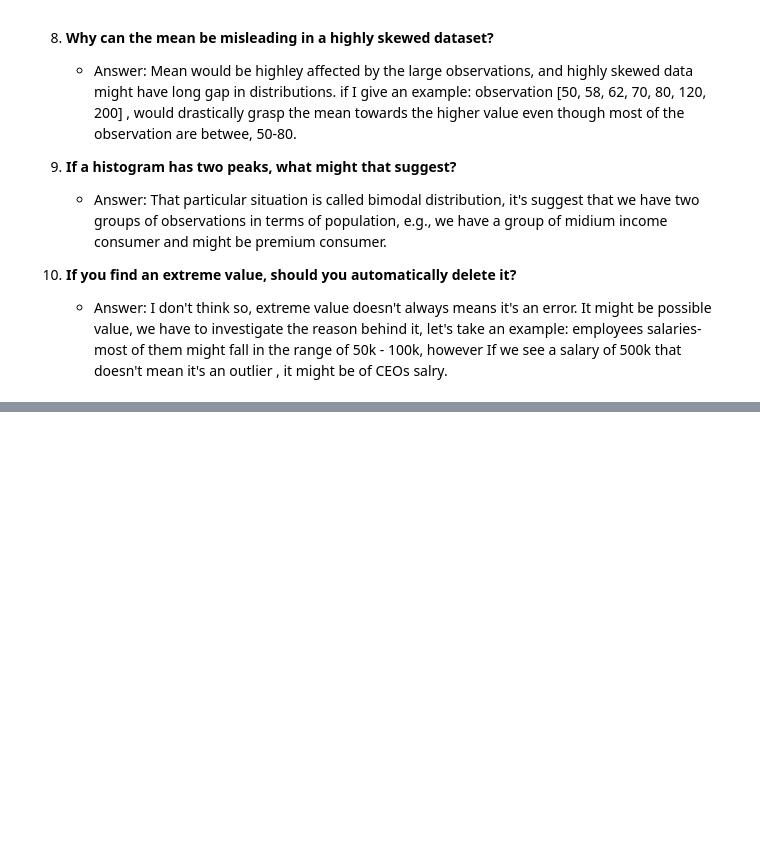
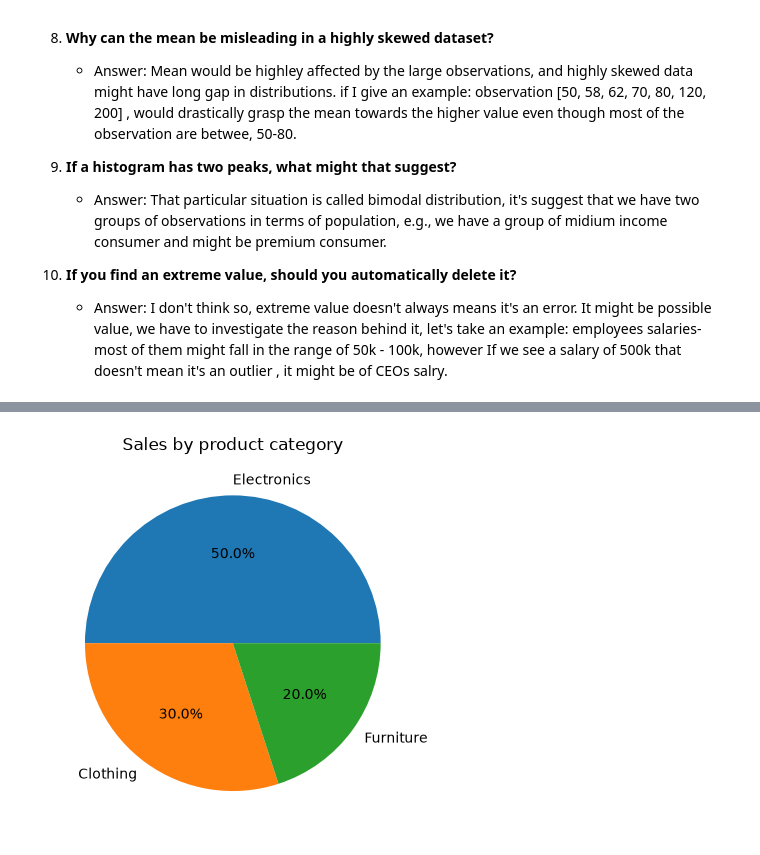
Before and after one commit to sohail-ansari0023/Becoming-A-Data-Analyst, a Jupyter notebook: Data_Visualization_and_Reporting/Libraries/matplotlib/Module_2(beginner).ipynb, the cells around one changed output, grey strips where cells are left out. Drawn from its saved outputs; the diff is of its cells as text; code cells hidden in the pictures; blank space fills up the shorter version.

```diff
--- a/Data_Visualization_and_Reporting/Libraries/matplotlib/Module_2(beginner).ipynb
+++ b/Data_Visualization_and_Reporting/Libraries/matplotlib/Module_2(beginner).ipynb
@@ -461,0 +670,19 @@ Answer the following:
+# %%
+# Categories
+categ: list = ['Electronics', 'Clothing', 'Furniture']
+sales: list = [50000, 30000, 20000]
+
+# let's create the objects.
+fig, ax = plt.subplots()
+
+ax.pie(
+    sales,
+    labels=categ,
+    autopct='%1.1f%%'
+)
+
+ax.set_title("Sales by product category")
+
+plt.show()
+# %% [output]
+[figure, added]
```
Also changed, not shown: parts of 27 cells of this notebook, 2 other files.
